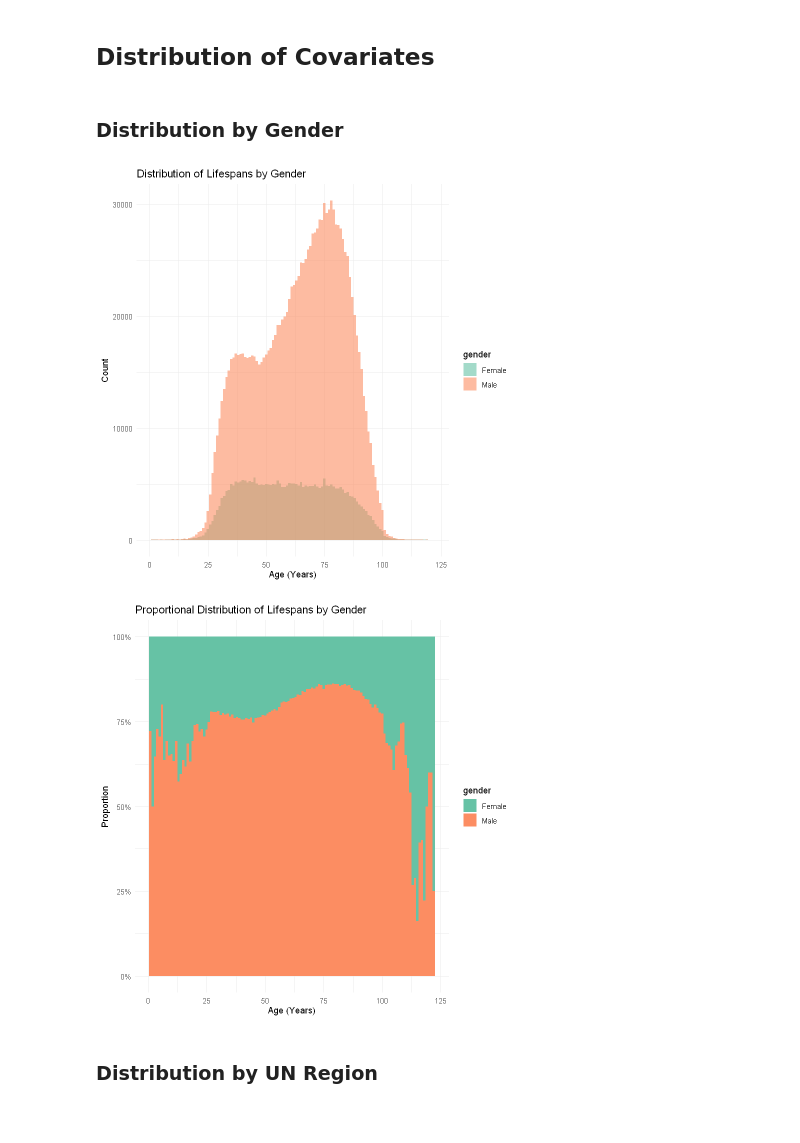
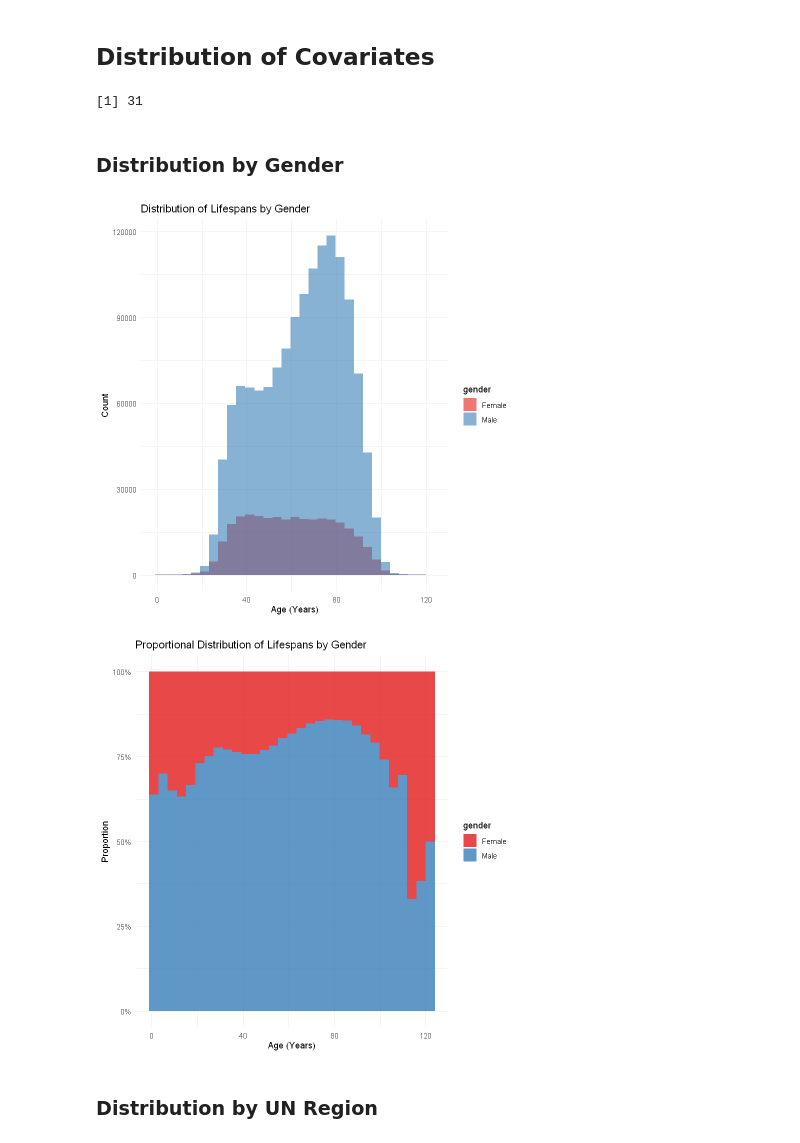
Before and after one commit to jacknuge28/504_survival_analysis, a Jupyter notebook: jack_eda.ipynb, the cells around one changed output. Drawn from its saved outputs; the diff is of its cells as text; code cells hidden in the pictures.

```diff
--- a/jack_eda.ipynb
+++ b/jack_eda.ipynb
@@ -200,41 +200,45 @@ Table: Number of People per UN Subregion
 ## Distribution of Covariates
 # %%
 # Determine number of bins for histograms
-num_bins <- bhht_clean$survival_time_age %>% unique() %>% length()
+num_bins <- bhht_clean$survival_time_age %>% unique() %>% length() / 4
+num_bins <- ceiling(num_bins)
+print(num_bins)
 
-palette <- scale_fill_brewer(palette = "Set2")
+palette <- scale_fill_brewer(palette = "Set1")
+# %% [output]
+[1] 31
 # %% [markdown]
 ### Distribution by Gender
 # %%
 bhht_clean %>%
   filter(gender != "Missing", gender != "", !is.na(gender), gender != "Other") %>%
   ggplot(aes(x = survival_time_age, fill = gender)) +
   geom_histogram(bins = num_bins, position = "identity", alpha = 0.6) +
   palette +
   labs(title = "Distribution of Lifespans by Gender", x = "Age (Years)", y = "Count") +
   theme_minimal()
 
 bhht_clean %>%
   filter(gender != "Missing", gender != "", !is.na(gender), gender != "Other") %>%
   ggplot(aes(x = survival_time_age, fill = gender)) +
-  geom_histogram(bins = num_bins, position = "fill") +
+  geom_histogram(bins = num_bins, position = "fill", alpha = 0.8) +
   palette +
   labs(
     title = "Proportional Distribution of Lifespans by Gender",
     x = "Age (Years)",
     y = "Proportion"
   ) +
   scale_y_continuous(labels = scales::percent_format()) +
   theme_minimal()
 
 # bhht_clean %>%
 #   ggplot(aes(x = survival_time_year, fill = gender)) +
 #   geom_histogram(bins = num_bins, position = "identity", alpha = 0.6) +
 #   labs(title = "Distribution of Lifespans by Gender", x = "Years Since 1925", y = "Count") +
 #   theme_minimal()
 # %% [output]
-[figure, old version]
+[figure, new version]
-[figure, old version]
+[figure, new version]
 # %% [markdown]
 ### Distribution by UN Region
 # %%
```
Also changed, not shown: parts of 14 cells of this notebook.
